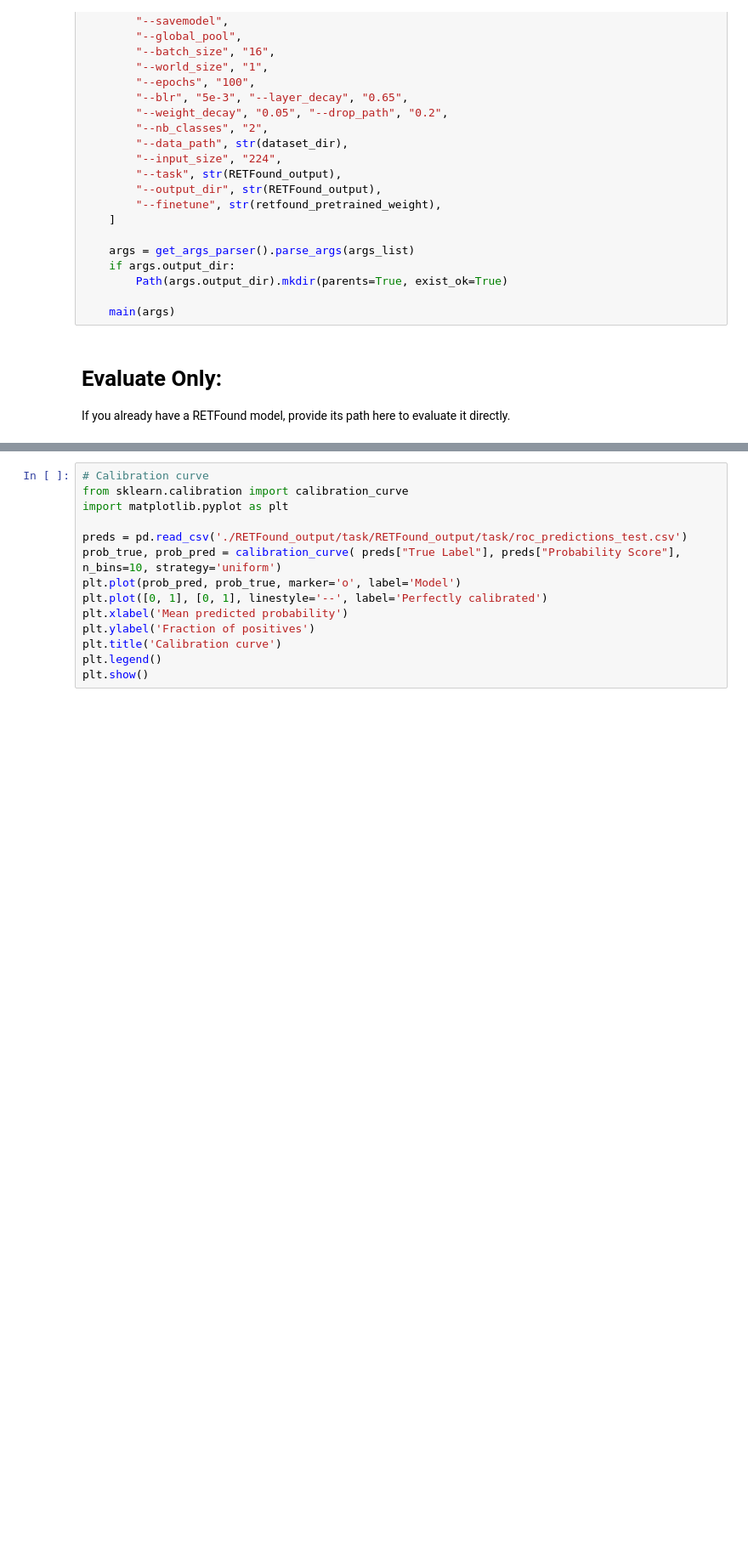
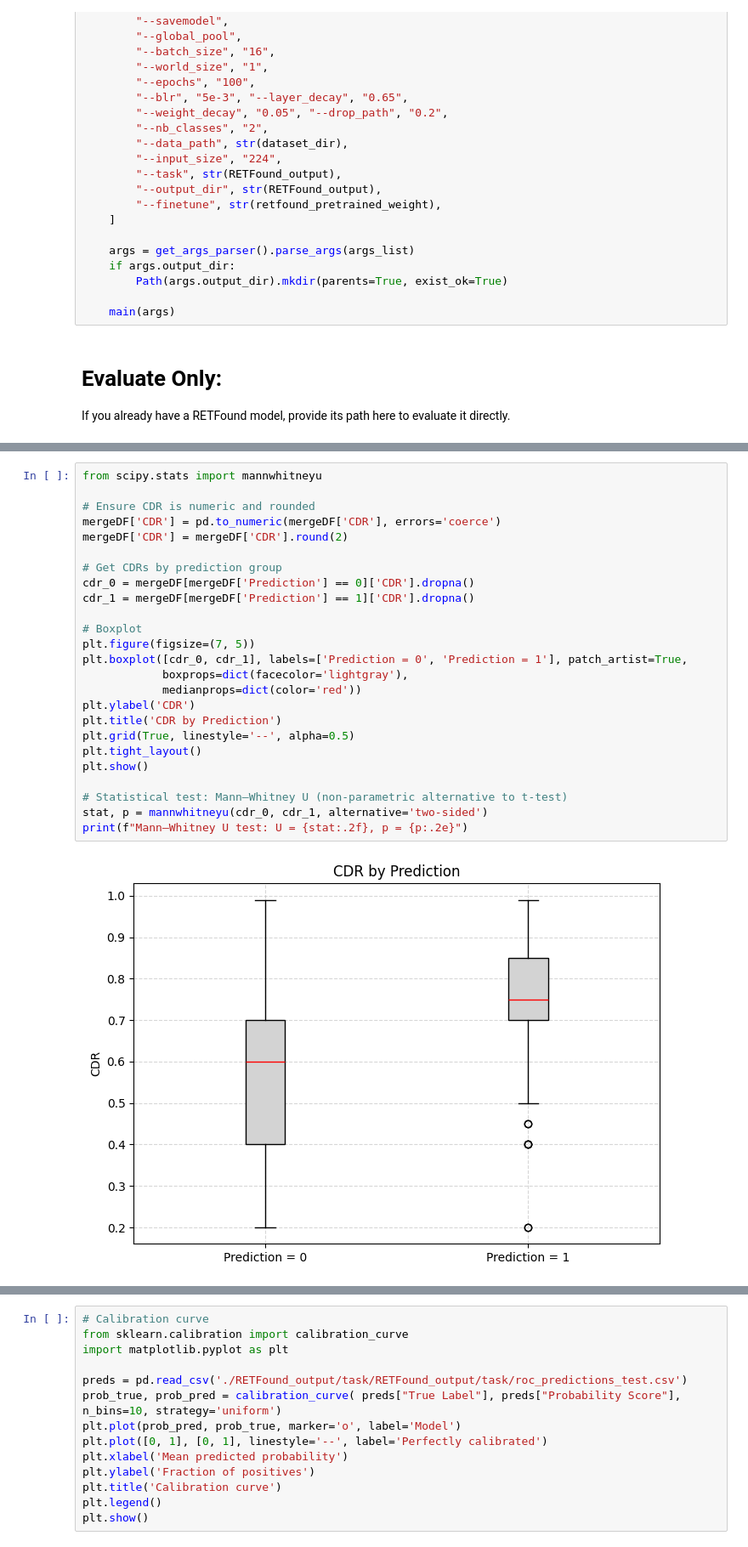
Before and after one commit to informatics-isi-edu/eye-ai-exec, a Jupyter notebook: notebooks/Sandbox_KB/RETFound_Multi_Predict.ipynb, the cells around one changed output, grey strips where cells are left out. Shown at 85% size. Drawn from its saved outputs; the diff is of its cells as text; blank space fills up the shorter version.

```diff
--- a/notebooks/Sandbox_KB/RETFound_Multi_Predict.ipynb
+++ b/notebooks/Sandbox_KB/RETFound_Multi_Predict.ipynb
@@ -396,0 +456,27 @@ pd.read_csv('./RETFound_output/task/RETFound_output/task/roc_predictions_test.cs
+# %%
+from scipy.stats import mannwhitneyu
+
+# Ensure CDR is numeric and rounded
+mergeDF['CDR'] = pd.to_numeric(mergeDF['CDR'], errors='coerce')
+mergeDF['CDR'] = mergeDF['CDR'].round(2)
+
+# Get CDRs by prediction group
+cdr_0 = mergeDF[mergeDF['Prediction'] == 0]['CDR'].dropna()
+cdr_1 = mergeDF[mergeDF['Prediction'] == 1]['CDR'].dropna()
+
+# Boxplot
+plt.figure(figsize=(7, 5))
+plt.boxplot([cdr_0, cdr_1], labels=['Prediction = 0', 'Prediction = 1'], patch_artist=True,
+            boxprops=dict(facecolor='lightgray'),
+            medianprops=dict(color='red'))
+plt.ylabel('CDR')
+plt.title('CDR by Prediction')
+plt.grid(True, linestyle='--', alpha=0.5)
+plt.tight_layout()
+plt.show()
+
+# Statistical test: Mann–Whitney U (non-parametric alternative to t-test)
+stat, p = mannwhitneyu(cdr_0, cdr_1, alternative='two-sided')
+print(f"Mann–Whitney U test: U = {stat:.2f}, p = {p:.2e}")
+# %% [output]
+[figure, added]
```
Also changed, not shown: parts of 14 cells of this notebook, 4 other files.
